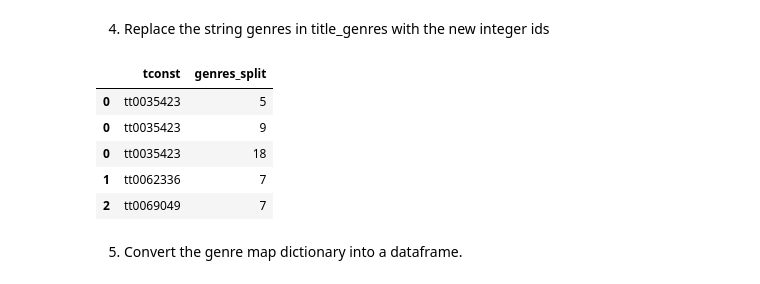
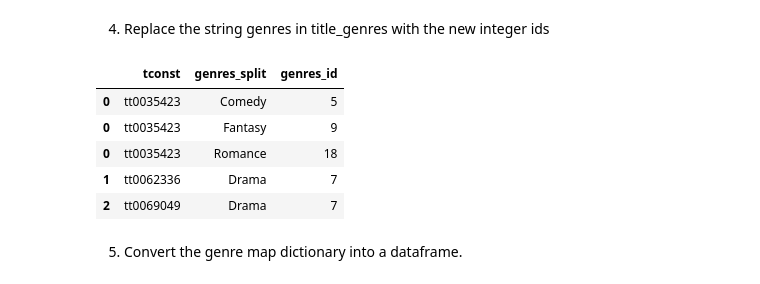
Before and after one commit to KirstenC32/Project-2-RETRY, a Jupyter notebook: Part 3b.ipynb, the cells around one changed output. Saved outputs shown, nothing was run; the diff lists cells and outputs as text; code cells hidden in the pictures.

```diff
--- a/Part 3b.ipynb
+++ b/Part 3b.ipynb
@@ -34,6 +34,8 @@ df['genres'].head()
 3      Comedy,Horror,Sci-Fi
 4                     Drama
 Name: genres, dtype: object
+# %%
+df = df.drop_duplicates(subset=None)
 # %% [markdown]
 1. Getting a List of Unique Genres
 # %%
@@ -132,14 +134,14 @@ df.head()
 # %% [markdown]
 4. Replace the string genres in title_genres with the new integer ids
 # %%
-title_genres['genres_split'] = title_genres['genres_split'].replace(map)
+title_genres['genres_id'] = title_genres['genres_split'].replace(map)
 title_genres.head()
 # %% [output]
-|  | tconst | genres_split |
-| 0 | tt0035423 | 5 |
-| 0 | tt0035423 | 9 |
-| 0 | tt0035423 | 18 |
-| 1 | tt0062336 | 7 |
-| 2 | tt0069049 | 7 |
+|  | tconst | genres_split | genres_id |
+| 0 | tt0035423 | Comedy | 5 |
+| 0 | tt0035423 | Fantasy | 9 |
+| 0 | tt0035423 | Romance | 18 |
+| 1 | tt0062336 | Drama | 7 |
+| 2 | tt0069049 | Drama | 7 |
 # %% [markdown]
 5. Convert the genre map dictionary into a dataframe.
```
Also changed, not shown: parts of 20 cells of this notebook.
